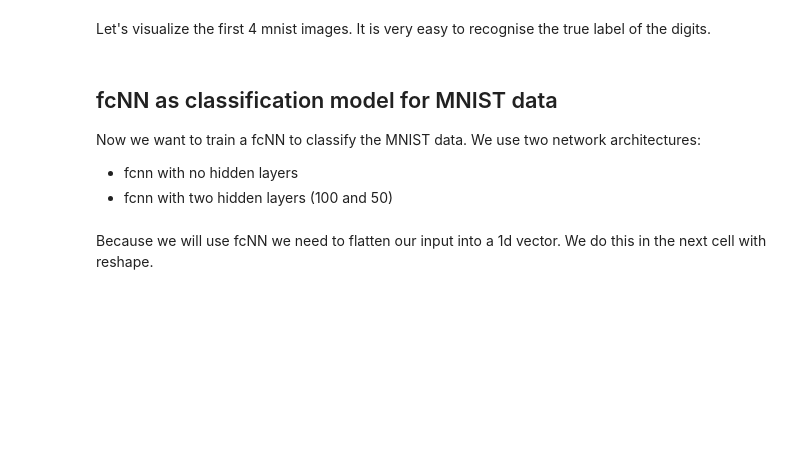
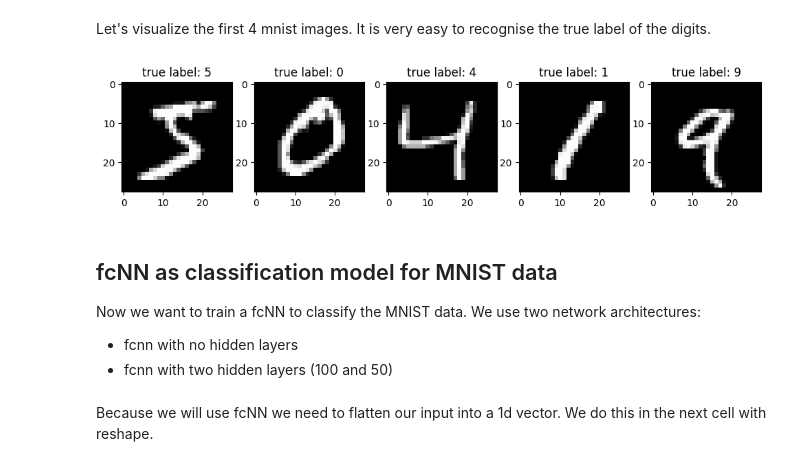
Before and after one commit to martymichel/dl_course_2025, a Jupyter notebook: notebooks/03_fcnn_mnist_keras_torch.ipynb, the cells around one changed output. Cells and saved outputs as stored; diff of their text form; code cells hidden in the pictures; blank space fills up the shorter version.

```diff
--- a/notebooks/03_fcnn_mnist_keras_torch.ipynb
+++ b/notebooks/03_fcnn_mnist_keras_torch.ipynb
@@ -74,11 +84,13 @@ Let's visualize the first 4 mnist images. It is very easy to recognise the true
 # %%
 # visualize the 4 first mnist images
 plt.figure(figsize=(12,12))
-for i in range(0,4):
-    plt.subplot(1,4,(i+1))
+for i in range(0,5):
+    plt.subplot(1,5,(i+1))
     plt.imshow((X_train[i,:,:,0]),cmap="gray")
     plt.title('true label: '+str(np.argmax(Y_train,axis=1)[i]))
     #plt.axis('off')
+# %% [output]
+[figure, added]
 # %% [markdown]
 ## fcNN as classification model for MNIST data
 Now we want to train a fcNN to classify the MNIST data.
```
Also changed, not shown: parts of 32 cells of this notebook, 3 other files.
